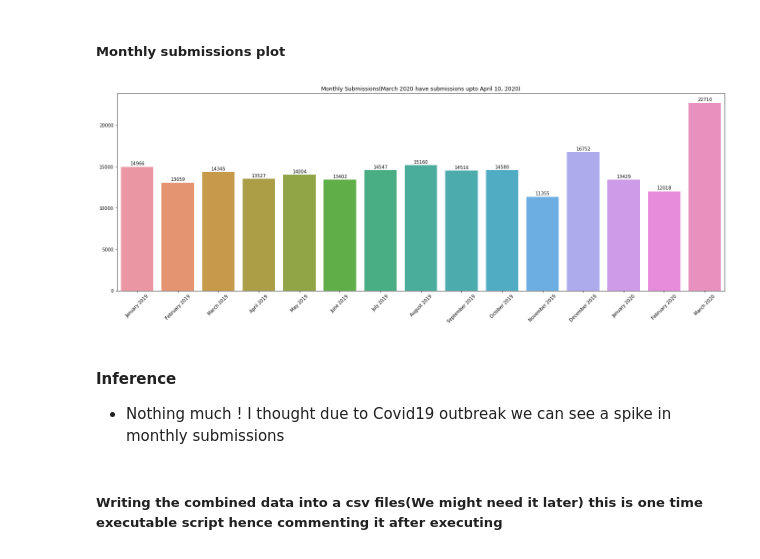
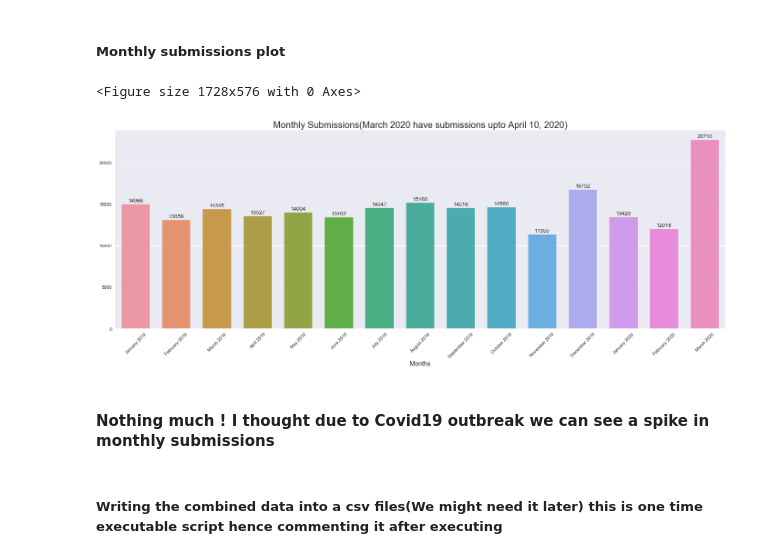
Before and after one commit to macabdul9/reddit-flait-detector, a Jupyter notebook: notebooks/reddit_flair_data_acquisation_June_2019.ipynb, the cells around one changed output. Cells and saved outputs as stored; diff of their text form; code cells hidden in the pictures.

```diff
--- a/notebooks/reddit_flair_data_acquisation_June_2019.ipynb
+++ b/notebooks/reddit_flair_data_acquisation_June_2019.ipynb
@@ -188,3 +188,5 @@ import seaborn as sns
+# %%
+plt.style.use("seaborn")
 # %%
 plotly.offline.init_notebook_mode(connected=True)
 # %% [markdown]
@@ -267,24 +243,23 @@ plt.figure(figsize=(24, 8))
 # %%
 # monthly submissions
-# plt.figure(figsize=(24, 8))
+plt.figure(figsize=(24, 8))
 fig, ax = plt.subplots(figsize=(24, 8))
 sns.barplot(months, submissions, ax=ax)
+
 # set the bar height as bar value
-for p in ax.patches:
-    count = int(p.get_height())
-    x = p.get_x() + p.get_width()/3.5
-    y = p.get_y() + p.get_height() + 200
-    ax.annotate(count, (x, y))
-# rotated sticks
+utils.autolabel(ax)
+
 ax.set_xticklabels(months, rotation=45)
-change_width(ax, .8)
-plt.title("Monthly Submissions(March 2020 have submissions upto April 10, 2020)")
-plt.show();
+change_width(ax, 0.7)
+plt.title("Monthly Submissions(March 2020 have submissions upto April 10, 2020)", fontdict={"fontsize":20})
+plt.xlabel("Submissions", fontdict={"fontsize":14})
+plt.xlabel("Months", fontdict={"fontsize":14})
+plt.show()
 # %% [output]
+<Figure size 1728x576 with 0 Axes>
-[figure, old version]
+[figure, new version]
 # %% [markdown]
-#### **Inference**
-- Nothing much ! I thought due to Covid19 outbreak we can see a spike in monthly submissions
+####  Nothing much ! I thought due to Covid19 outbreak we can see a spike in monthly submissions
 # %%
 # Concatenate all the Dataframes
 df = pd.concat(dfs)
```
Also changed, not shown: parts of 20 cells of this notebook, 6 other files.
